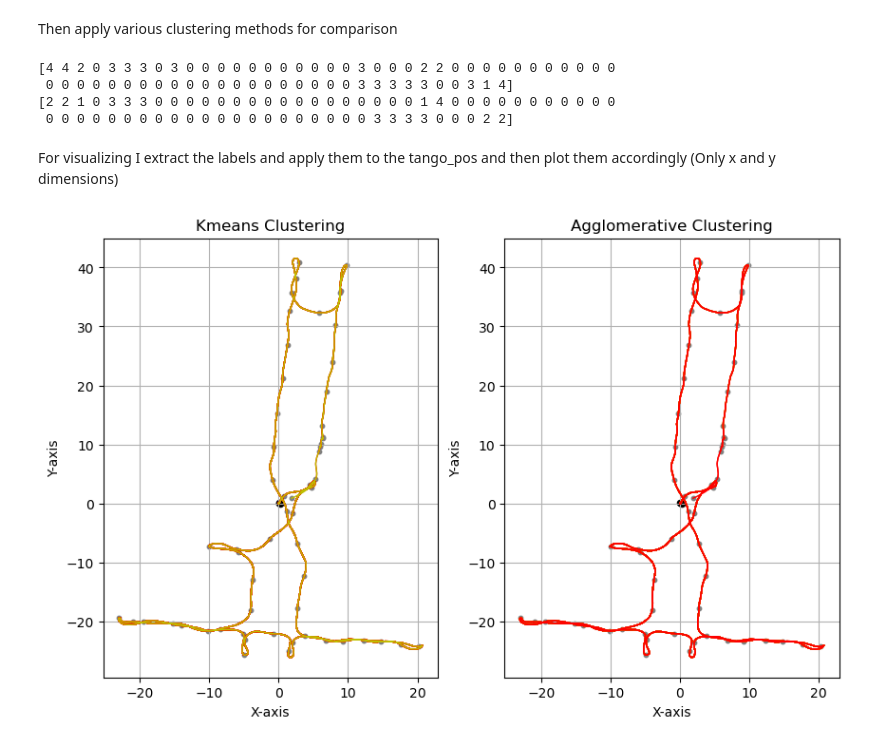
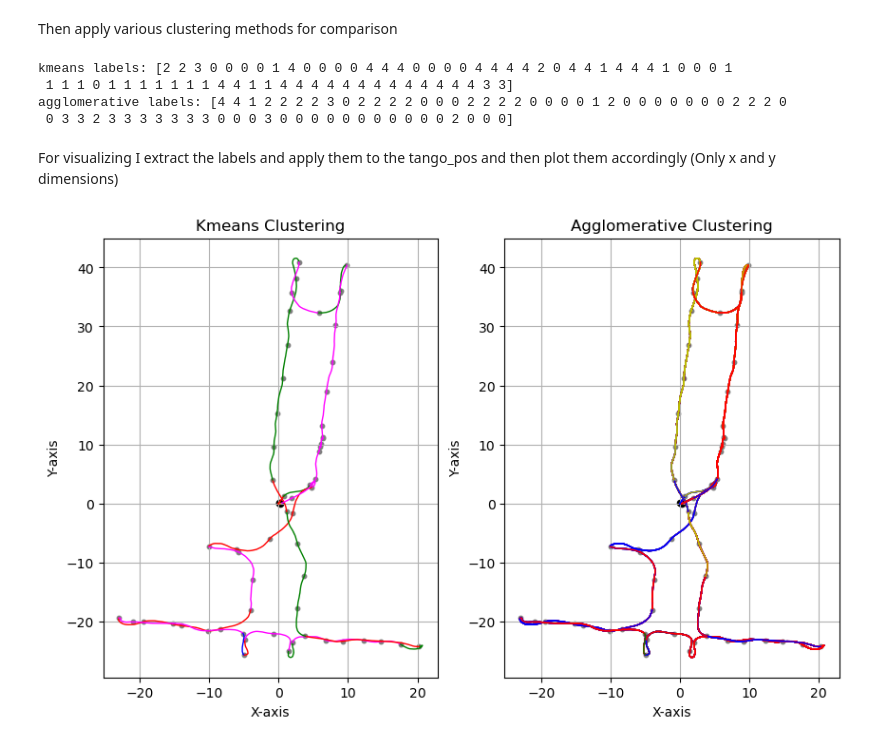
Before and after one commit to tonton-golio/inertial_navigation_transformer, a Jupyter notebook: playground_notebooks/clustering_unsupervised.ipynb, the cells around one changed output. Drawn from its saved outputs; the diff is of its cells as text; code cells hidden in the pictures.

```diff
--- a/playground_notebooks/clustering_unsupervised.ipynb
+++ b/playground_notebooks/clustering_unsupervised.ipynb
@@ -53,7 +53,7 @@ else:
     dt = np.mean(diffs)
     q_0 = ekf_ori[0,:]
 
-selected_features = np.concatenate([ekf_ori.T, acc.T]).T #For now I only work with orientation and acceleration
+selected_features = np.concatenate([ekf_ori.T, acc.T, gyro.T, linacc.T, game_rv.T, rv.T, mag.T]).T #For now I only work with orientation and acceleration
 
 #Preparing the data
 data_unprocessed = np.zeros((selected_features.shape[1], num_bins, time_bin_size))
@@ -112,54 +108,49 @@ num_cluster = 5
 
 kmeans = KMeans(n_clusters=num_cluster)
 kmeans_labels = kmeans.fit_predict(data_processed)
-print(kmeans_labels)
+print(f'kmeans labels: {kmeans_labels}')
 # Apply Agglomerative clustering
 agglomerative = AgglomerativeClustering(n_clusters=num_cluster)
 agglomerative_labels = agglomerative.fit_predict(data_processed)
-print(agglomerative_labels)
+print(f'agglomerative labels: {agglomerative_labels}')
 # %% [output]
-[4 4 2 0 3 3 3 0 3 0 0 0 0 0 0 0 0 0 0 0 3 0 0 0 2 2 0 0 0 0 0 0 0 0 0 0 0
- 0 0 0 0 0 0 0 0 0 0 0 0 0 0 0 0 0 0 0 0 3 3 3 3 3 0 0 3 1 4]
-[2 2 1 0 3 3 3 0 0 0 0 0 0 0 0 0 0 0 0 0 0 0 0 0 1 4 0 0 0 0 0 0 0 0 0 0 0
- 0 0 0 0 0 0 0 0 0 0 0 0 0 0 0 0 0 0 0 0 0 3 3 3 3 0 0 0 2 2]
+kmeans labels: [2 2 3 0 0 0 0 1 4 0 0 0 0 4 4 4 0 0 0 0 4 4 4 4 2 0 4 4 1 4 4 4 1 0 0 0 1
+ 1 1 1 0 1 1 1 1 1 1 1 4 4 1 1 4 4 4 4 4 4 4 4 4 4 4 4 4 3 3]
+agglomerative labels: [4 4 1 2 2 2 2 3 0 2 2 2 2 0 0 0 2 2 2 2 0 0 0 0 1 2 0 0 0 0 0 0 0 2 2 2 0
+ 0 3 3 2 3 3 3 3 3 3 3 0 0 0 3 0 0 0 0 0 0 0 0 0 0 0 2 0 0 0]
 # %% [markdown]
 For visualizing I extract the labels and apply them to the tango_pos and then plot them accordingly (Only x and y dimensions)
 # %%
 # Create a 2D line plot
 color_map = {0: 'r', 1: 'g', 2: 'b', 3: 'y', 4: 'magenta'}
 
 fig3, axs = plt.subplots(1,2, figsize=(10, 6))
 
-axs[0].plot(tango_pos[:time_bin_size,0], tango_pos[:time_bin_size,1], color=color_map[kmeans_labels[0]], linewidth=1, linestyle='-')
-
-for i in range(1, num_bins-1):
-    axs[0].plot(tango_pos[i:(i+1)*time_bin_size,0], tango_pos[i:(i+1)*time_bin_size,1], color=color_map[kmeans_labels[i]], linewidth=1, linestyle='-')
-
-
+for i in range(num_bins-1):
+    axs[0].plot(tango_pos[i*time_bin_size:(i+1)*time_bin_size,0], tango_pos[i*time_bin_size:(i+1)*time_bin_size,1], color=color_map[kmeans_labels[i]], linewidth=1, linestyle='-')
     axs[0].scatter(tango_pos[(i+1)*time_bin_size,0], tango_pos[(i+1)*time_bin_size,1], color='grey', s=10)
-
 axs[0].scatter(tango_pos[0,0],tango_pos[0,1],color='black', s=20)
 axs[0].scatter(tango_pos[-1,0],tango_pos[-1,1],color='black', s=20)
 
 # Set labels and title
 axs[0].set_xlabel('X-axis')
 axs[0].set_ylabel('Y-axis')
 axs[0].set_title('Kmeans Clustering')
 axs[0].grid(True)  # Add gridlines
 
 for i in range(1, num_bins):
-    axs[1].plot(tango_pos[i:i*time_bin_size,0], tango_pos[i:i*time_bin_size,1], color=color_map[agglomerative_labels[i]], linewidth=1, linestyle='-')
+    axs[1].plot(tango_pos[i*time_bin_size:(i+1)**time_bin_size,0], tango_pos[i*time_bin_size:(i+1)**time_bin_size,1], color=color_map[agglomerative_labels[i]], linewidth=1, linestyle='-')
     axs[1].scatter(tango_pos[i*time_bin_size,0], tango_pos[i*time_bin_size,1], color='grey', s=10)
 axs[1].scatter(tango_pos[0,0],tango_pos[0,1],color='black', s=20)
 axs[1].scatter(tango_pos[-1,0],tango_pos[-1,1],color='black', s=20)
 
 # Set labels and title
 axs[1].set_xlabel('X-axis')
 axs[1].set_ylabel('Y-axis')
 axs[1].set_title('Agglomerative Clustering')
 axs[1].grid(True)  # Add gridlines
 
 # Show the plot
 plt.show()
 # %% [output]
-[figure, old version]
+[figure, new version]
```
Also changed, not shown: parts of 2 cells of this notebook.
